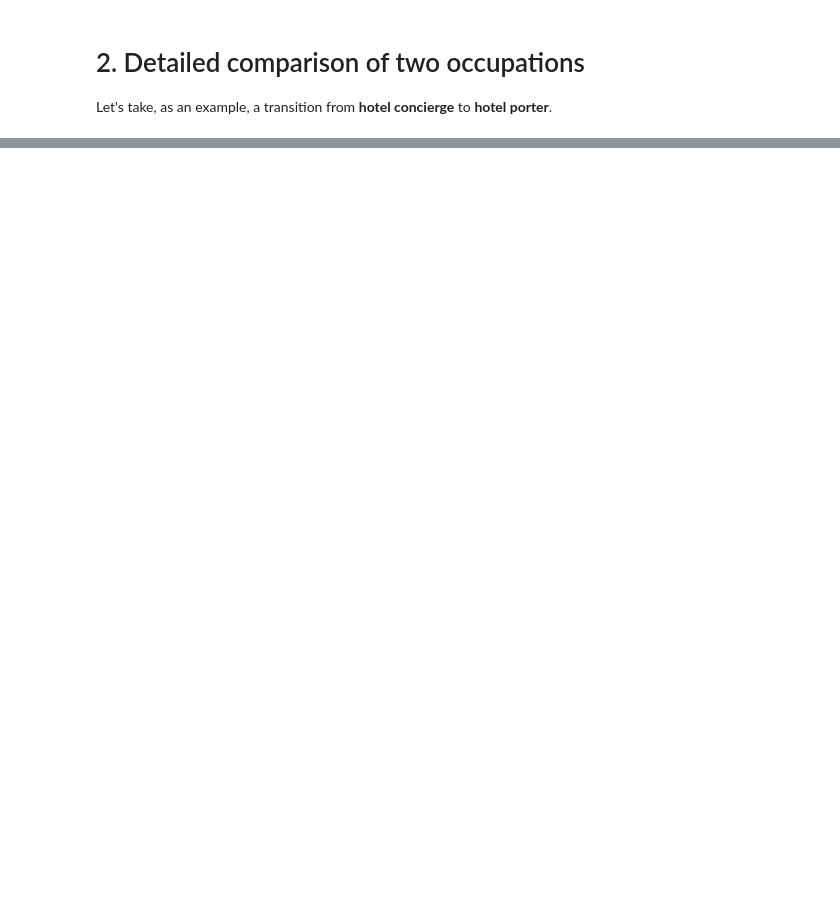
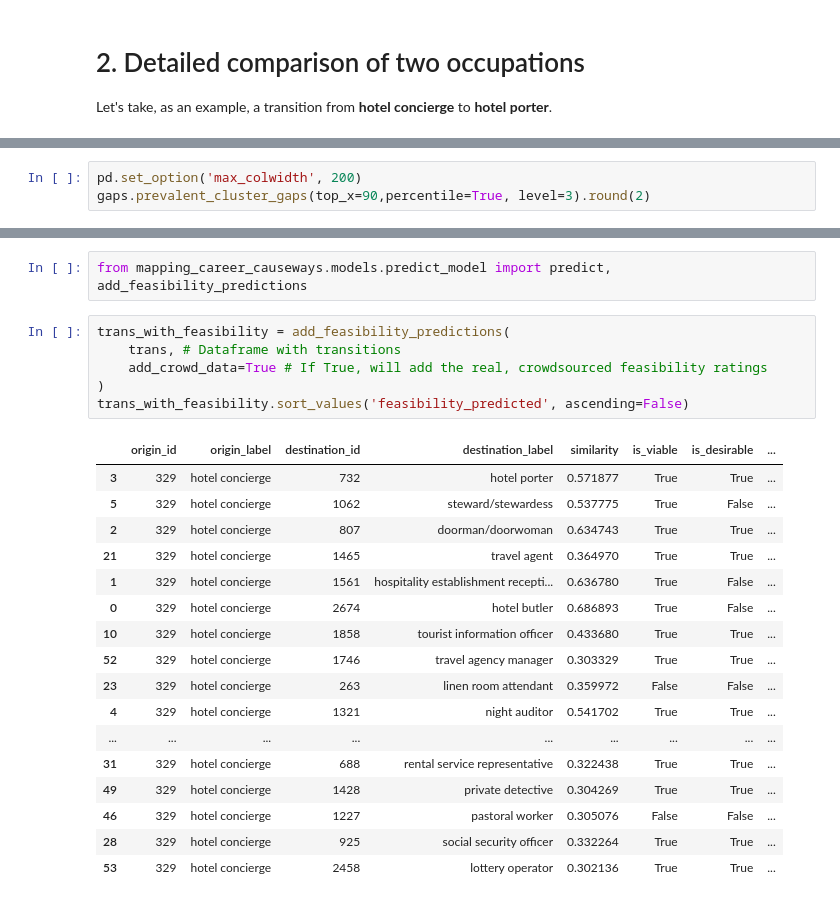
Before and after one commit to nestauk/mapping-career-causeways, a Jupyter notebook: codebase/notebooks/Tutorial_01_transitions.ipynb, the cells around one changed output, grey strips where cells are left out. Cells and saved outputs as stored; diff of their text form; blank space fills up the shorter version.

```diff
--- a/codebase/notebooks/Tutorial_01_transitions.ipynb
+++ b/codebase/notebooks/Tutorial_01_transitions.ipynb
@@ -382,0 +413,3 @@ high_risk_trans[
+# %%
+pd.set_option('max_colwidth', 200)
+gaps.prevalent_cluster_gaps(top_x=90,percentile=True, level=3).round(2)
@@ -382,0 +475,26 @@ high_risk_trans[
+# %%
+from mapping_career_causeways.models.predict_model import predict, add_feasibility_predictions
+# %%
+trans_with_feasibility = add_feasibility_predictions(
+    trans, # Dataframe with transitions
+    add_crowd_data=True # If True, will add the real, crowdsourced feasibility ratings
+)
+trans_with_feasibility.sort_values('feasibility_predicted', ascending=False)
+# %% [output]
+|  | origin_id | origin_label | destination_id | destination_label | similarity | is_viable | is_desirable | ... |
+| 3 | 329 | hotel concierge | 732 | hotel porter | 0.571877 | True | True | ... |
+| 5 | 329 | hotel concierge | 1062 | steward/stewardess | 0.537775 | True | False | ... |
+| 2 | 329 | hotel concierge | 807 | doorman/doorwoman | 0.634743 | True | True | ... |
+| 21 | 329 | hotel concierge | 1465 | travel agent | 0.364970 | True | True | ... |
+| 1 | 329 | hotel concierge | 1561 | hospitality establishment recepti... | 0.636780 | True | False | ... |
+| 0 | 329 | hotel concierge | 2674 | hotel butler | 0.686893 | True | False | ... |
+| 10 | 329 | hotel concierge | 1858 | tourist information officer | 0.433680 | True | True | ... |
+| 52 | 329 | hotel concierge | 1746 | travel agency manager | 0.303329 | True | True | ... |
+| 23 | 329 | hotel concierge | 263 | linen room attendant | 0.359972 | False | False | ... |
+| 4 | 329 | hotel concierge | 1321 | night auditor | 0.541702 | True | True | ... |
+| ... | ... | ... | ... | ... | ... | ... | ... | ... |
+| 31 | 329 | hotel concierge | 688 | rental service representative | 0.322438 | True | True | ... |
+| 49 | 329 | hotel concierge | 1428 | private detective | 0.304269 | True | True | ... |
+| 46 | 329 | hotel concierge | 1227 | pastoral worker | 0.305076 | False | False | ... |
+| 28 | 329 | hotel concierge | 925 | social security officer | 0.332264 | True | True | ... |
+| 53 | 329 | hotel concierge | 2458 | lottery operator | 0.302136 | True | True | ... |
```
Also changed, not shown: parts of 72 cells of this notebook, 12 other files.
